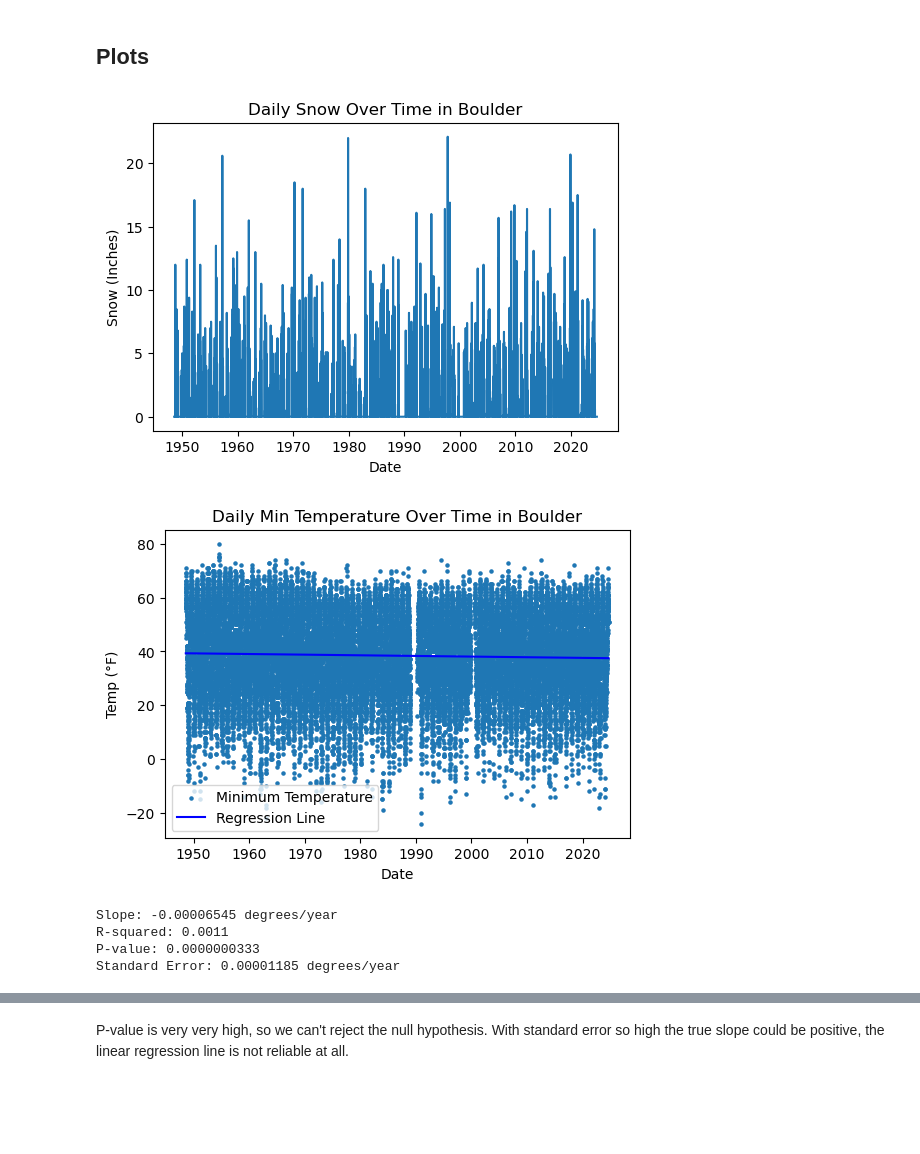
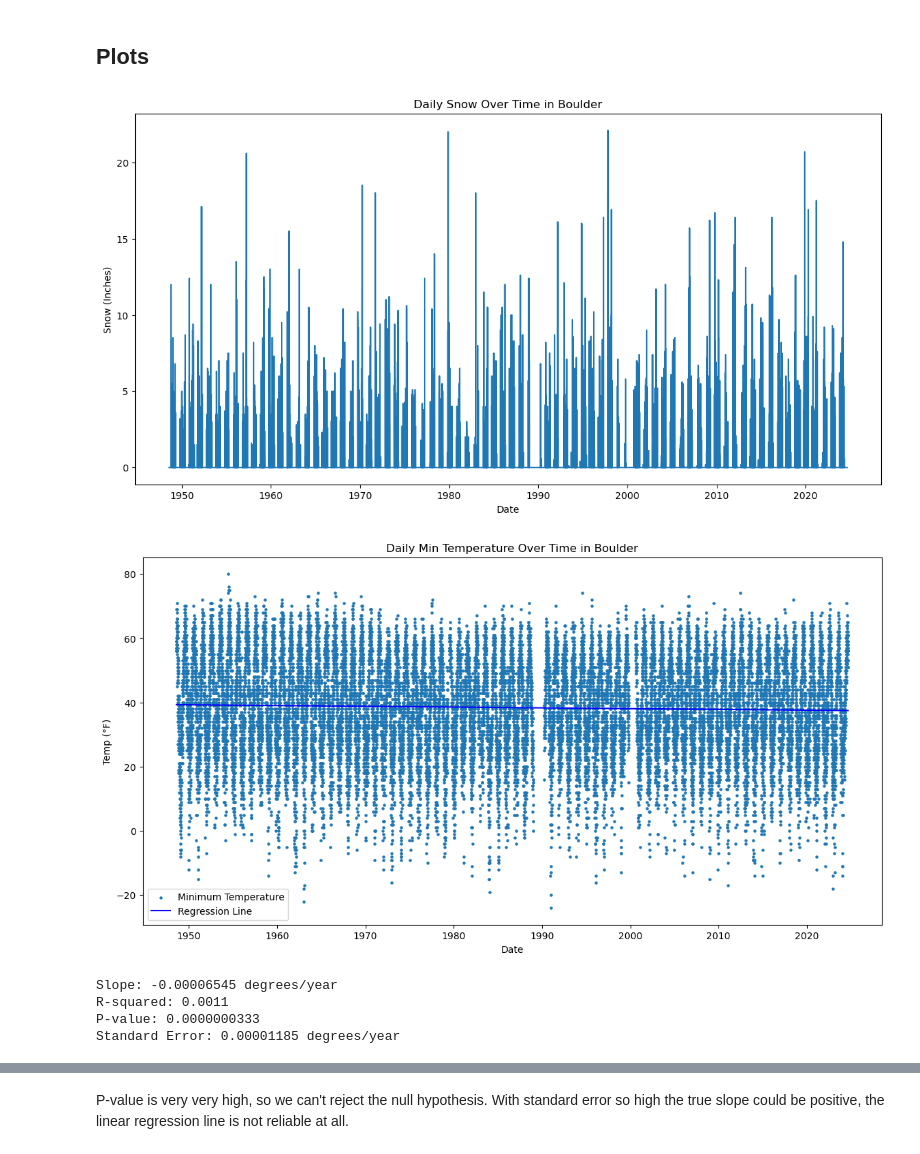
Before and after one commit to richardr1126/boulder_weather_project, a Jupyter notebook: snow_boulder.ipynb, the cells around one changed output, grey strips where cells are left out. Drawn from its saved outputs; the diff is of its cells as text; code cells hidden in the pictures; blank space fills up the shorter version.

```diff
--- a/snow_boulder.ipynb
+++ b/snow_boulder.ipynb
@@ -70,20 +70,19 @@ dtype: int64
 # %% [markdown]
 ## Plots
 # %%
-# set plot size to 14" x 7"
-plt.rc('figure', figsize = (6, 4))
+# sets default plot size
+plt.rc('figure', figsize = (14, 7))
 
 plt.plot(data['date'], data['snow'], label='Snow')
 plt.title('Daily Snow Over Time in Boulder')
 plt.xlabel('Date')
 plt.ylabel('Snow (Inches)')
 
 plt.show()
 # %% [output]
-[figure, old version]
+[figure, new version]
 # %%
 # Scatter plot
-plt.figure(figsize=(6, 4))
 plt.scatter(data['date'], data['tmin'], label='Minimum Temperature', s=5)
 plt.title('Daily Min Temperature Over Time in Boulder')
 plt.xlabel('Date')
@@ -109,7 +108,7 @@ plt.plot(
 
 # Add legend and show plot
 plt.legend()
-plt.savefig('plots/daily_min_temp_regression.png', bbox_inches='tight')
+plt.savefig('plots/boulder/daily_min_temp_regression.png', bbox_inches='tight')
 plt.show()
 
 
@@ -119,7 +118,7 @@ print(f"R-squared: {r_value**2:.4f}")
 print(f"P-value: {p_value:.10f}")
 print(f"Standard Error: {std_err:.8f} degrees/year")
 # %% [output]
-[figure, old version]
+[figure, new version]
 Slope: -0.00006545 degrees/year
 R-squared: 0.0011
 P-value: 0.0000000333
```
Also changed, not shown: parts of 11 cells of this notebook, 38 other files.
